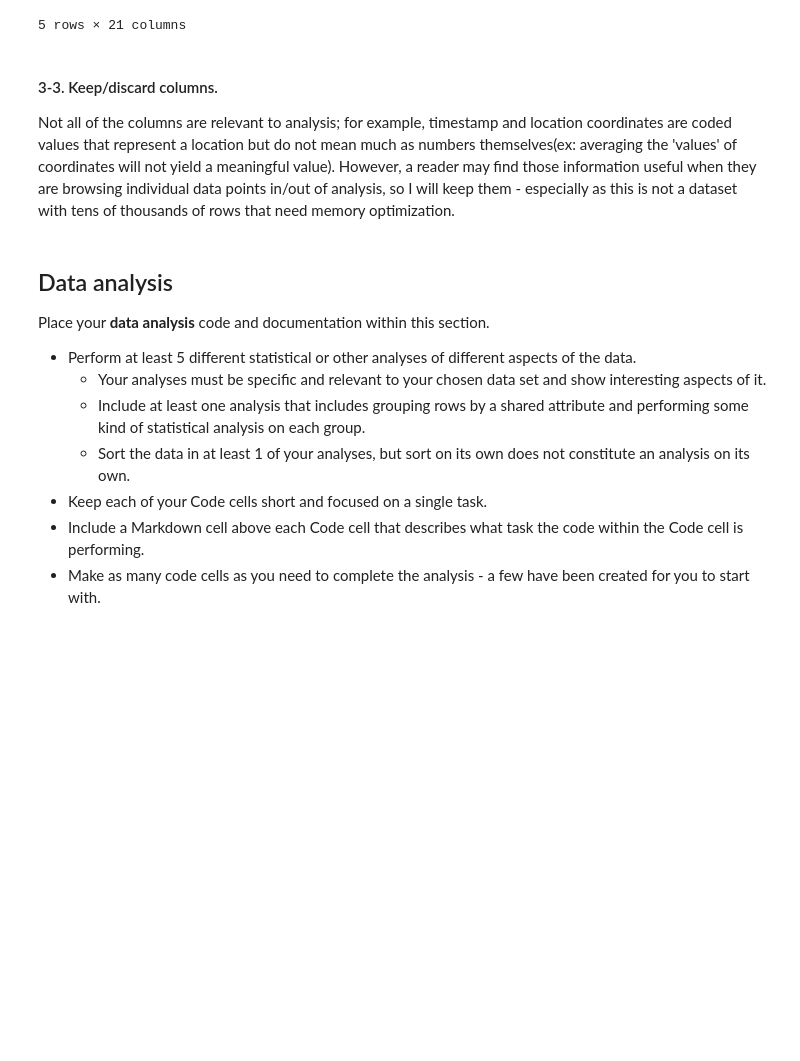
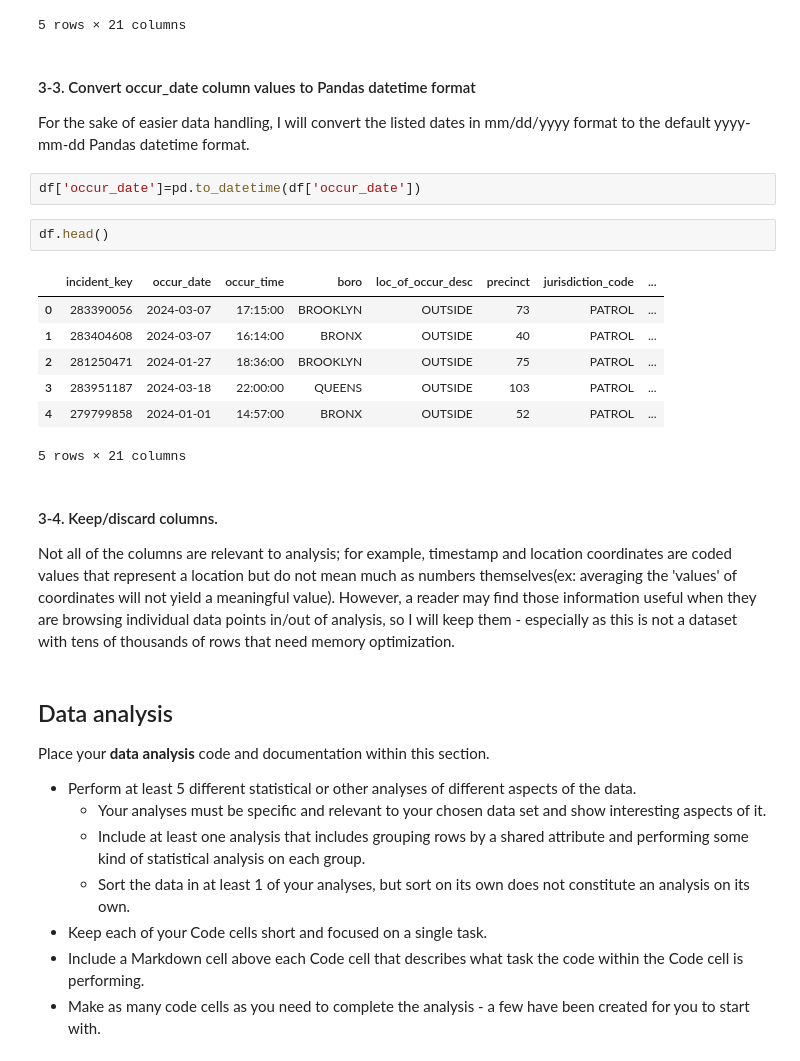
Before and after one commit to dbdesign-students-spring2024/8-pandas-exploration-SkyeJayleen, a Jupyter notebook: analysis.ipynb, the cells around one changed output. Saved outputs shown, nothing was run; the diff lists cells and outputs as text; blank space fills up the shorter version.

```diff
--- a/analysis.ipynb
+++ b/analysis.ipynb
@@ -223,8 +223,24 @@ df.head()
 | 3 | 283951187 | 03/18/2024 | 22:00:00 | QUEENS | OUTSIDE | 103 | PATROL | ... |
 | 4 | 279799858 | 01/01/2024 | 14:57:00 | BRONX | OUTSIDE | 52 | PATROL | ... |
 5 rows × 21 columns
+# %% [markdown]
+#### 3-3. Convert occur_date column values to Pandas datetime format
+
+For the sake of easier data handling, I will convert the listed dates in mm/dd/yyyy format to the default yyyy-mm-dd Pandas datetime format.
+# %%
+df['occur_date']=pd.to_datetime(df['occur_date'])
+# %%
+df.head()
+# %% [output]
+|  | incident_key | occur_date | occur_time | boro | loc_of_occur_desc | precinct | jurisdiction_code | ... |
+| 0 | 283390056 | 2024-03-07 | 17:15:00 | BROOKLYN | OUTSIDE | 73 | PATROL | ... |
+| 1 | 283404608 | 2024-03-07 | 16:14:00 | BRONX | OUTSIDE | 40 | PATROL | ... |
+| 2 | 281250471 | 2024-01-27 | 18:36:00 | BROOKLYN | OUTSIDE | 75 | PATROL | ... |
+| 3 | 283951187 | 2024-03-18 | 22:00:00 | QUEENS | OUTSIDE | 103 | PATROL | ... |
+| 4 | 279799858 | 2024-01-01 | 14:57:00 | BRONX | OUTSIDE | 52 | PATROL | ... |
+5 rows × 21 columns
 # %% [markdown]
-#### 3-3. Keep/discard columns.
+#### 3-4. Keep/discard columns.
 
 Not all of the columns are relevant to analysis; for example, timestamp and location coordinates are coded values that represent a location but do not mean much as numbers themselves(ex: averaging the 'values' of coordinates will not yield a meaningful value). However, a reader may find those information useful when they are browsing individual data points in/out of analysis, so I will keep them - especially as this is not a dataset with tens of thousands of rows that need memory optimization.
 # %% [markdown]
```
Also changed, not shown: parts of 8 cells of this notebook.
